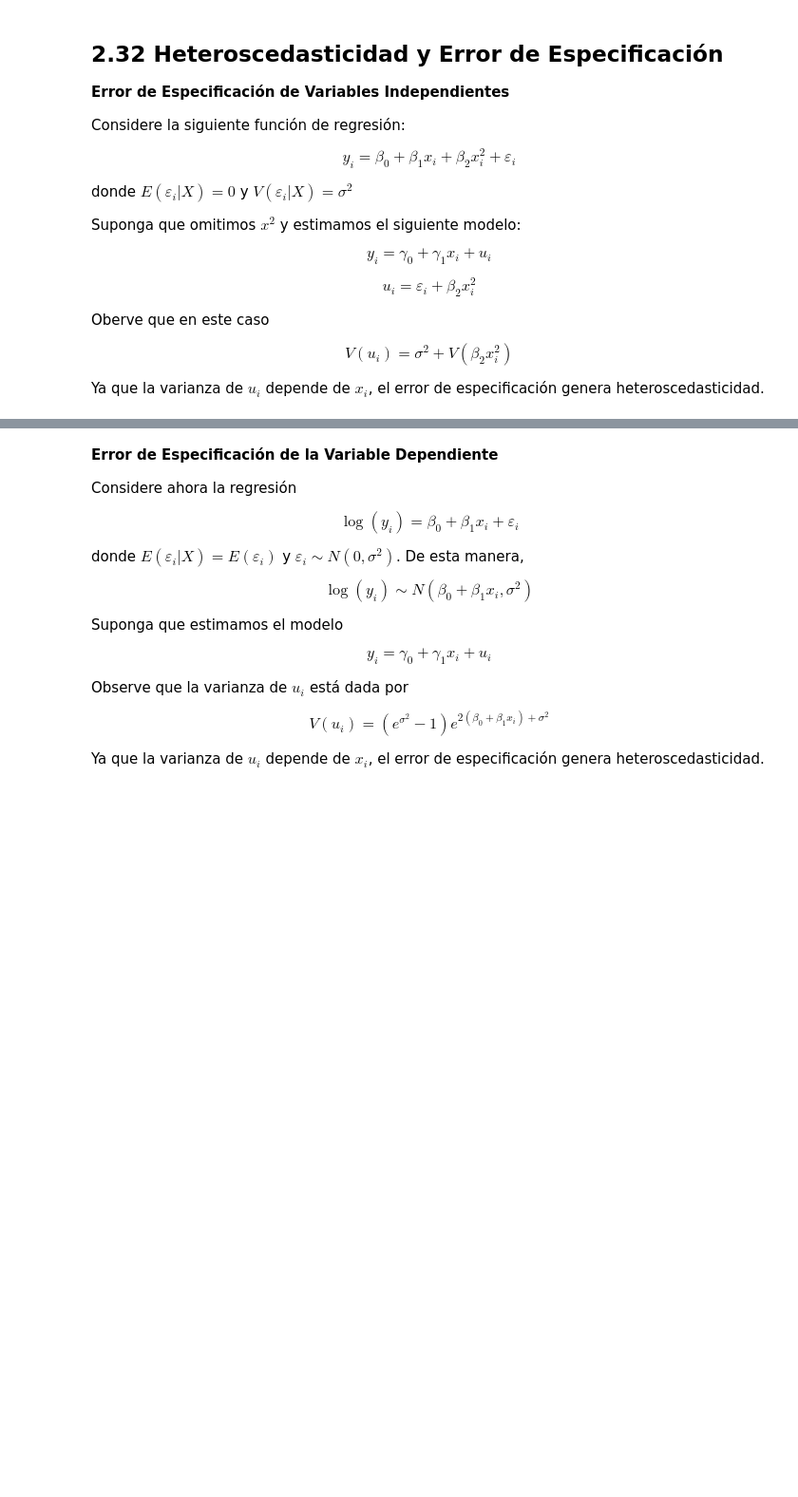
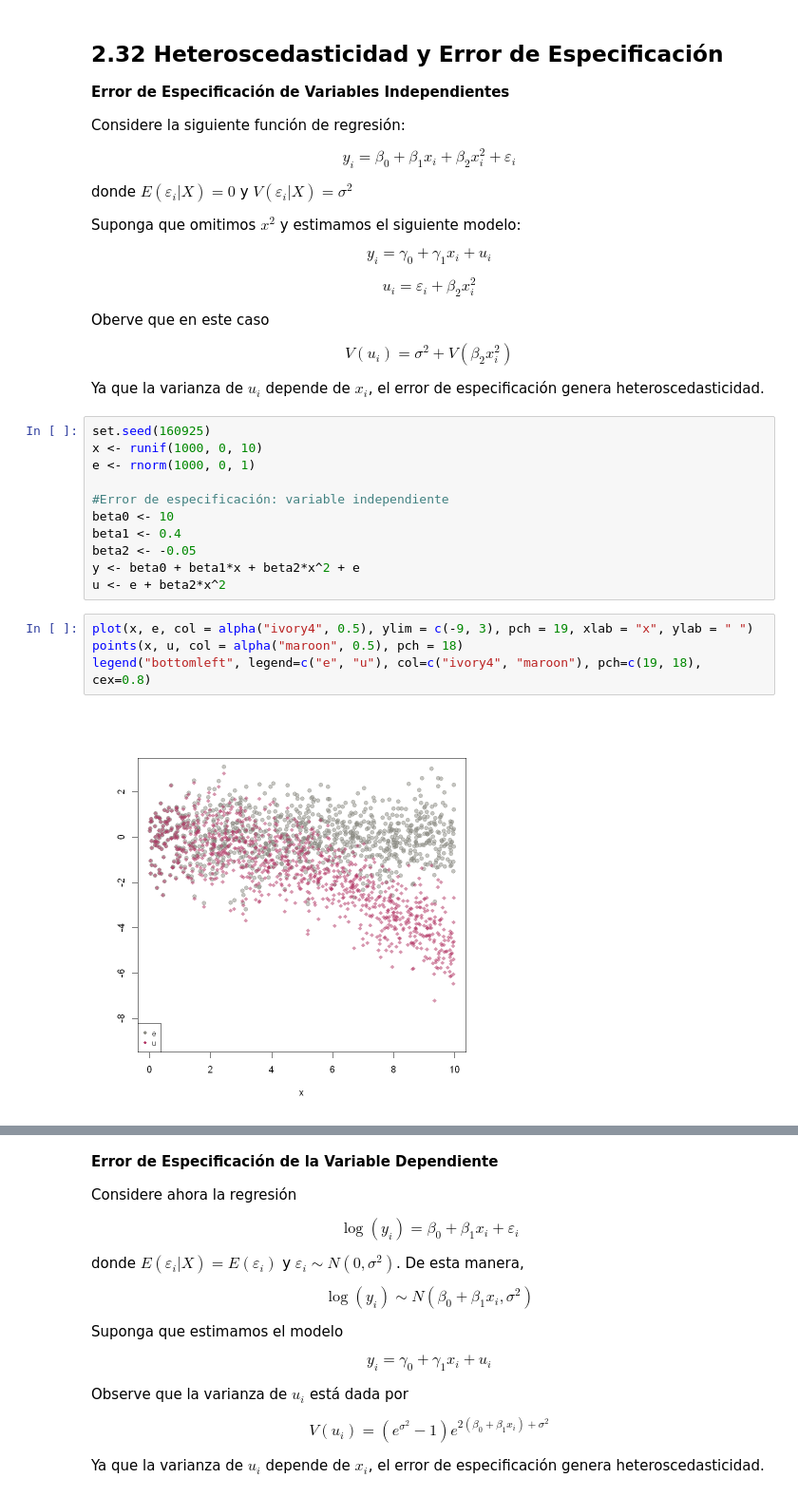
Before and after one commit to smontanoc/microeconometria, a Jupyter notebook: _sources/Modulo_2.ipynb, the cells around one changed output, grey strips where cells are left out. Shown at 95% size. Cells and saved outputs as stored; diff of their text form; blank space fills up the shorter version.

```diff
--- a/_sources/Modulo_2.ipynb
+++ b/_sources/Modulo_2.ipynb
@@ -2304,3 +2534,20 @@ Oberve que en este caso
 $$V(u_i) = \sigma^2 + V(\beta_2 x_i^2)$$
 
 Ya que la varianza de $u_i$ depende de $x_i$, el error de especificación genera heteroscedasticidad.
+# %%
+set.seed(160925)
+x <- runif(1000, 0, 10)
+e <- rnorm(1000, 0, 1)
+
+#Error de especificación: variable independiente
+beta0 <- 10
+beta1 <- 0.4
+beta2 <- -0.05
+y <- beta0 + beta1*x + beta2*x^2 + e
+u <- e + beta2*x^2
+# %%
+plot(x, e, col = alpha("ivory4", 0.5), ylim = c(-9, 3), pch = 19, xlab = "x", ylab = " ")
+points(x, u, col = alpha("maroon", 0.5), pch = 18)
+legend("bottomleft", legend=c("e", "u"), col=c("ivory4", "maroon"), pch=c(19, 18), cex=0.8)
+# %% [output]
+[figure, added]
```
Also changed, not shown: parts of 50 cells of this notebook, 48 other files.
